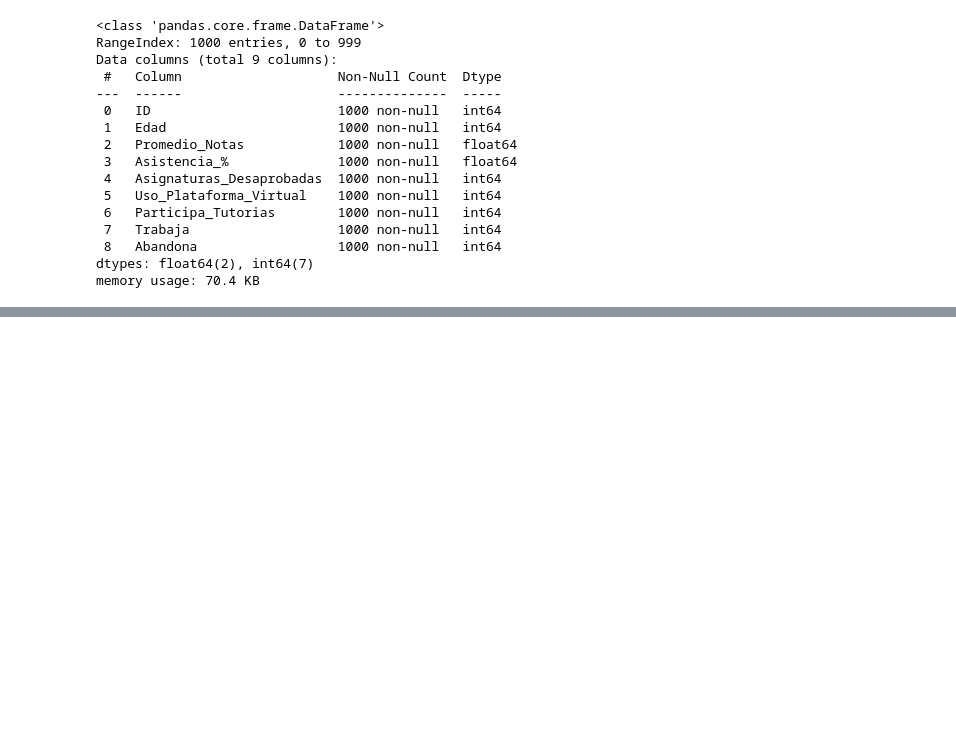
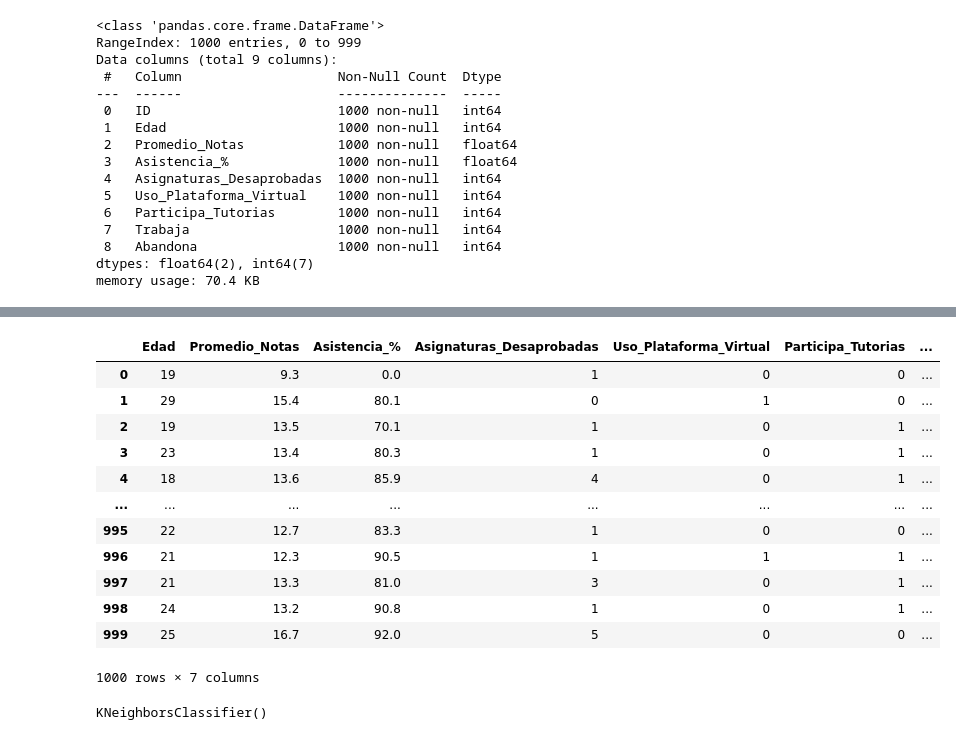
Before and after one commit to jesushedd/python-ml-senati, a Jupyter notebook: semana3/escolar/eda1.ipynb, the cells around one changed output, grey strips where cells are left out. Drawn from its saved outputs; the diff is of its cells as text; code cells hidden in the pictures; blank space fills up the shorter version.

Commit message:
Analisi inicial y entrenamiento inicial

```diff
--- a/semana3/escolar/eda1.ipynb
+++ b/semana3/escolar/eda1.ipynb
@@ -95,0 +53,2 @@ sns.scatterplot(x=estudiantes_df.index, y='Asistencia_%', data=estudiantes_df)
+# %%
+estudiantes_df.loc[ estudiantes_df['Asistencia_%'] > 100,'Asistencia_%'] = 0
@@ -95,0 +67,18 @@ sns.scatterplot(x=estudiantes_df.index, y='Asistencia_%', data=estudiantes_df)
+# %%
+variables_prediccion = ['Edad', 'Promedio_Notas', 'Asistencia_%', 'Asignaturas_Desaprobadas', 'Uso_Plataforma_Virtual', 'Participa_Tutorias', 'Trabaja']
+datos_modelado = estudiantes_df[variables_prediccion]
+datos_modelado
+# %% [output]
+|  | Edad | Promedio_Notas | Asistencia_% | Asignaturas_Desaprobadas | Uso_Plataforma_Virtual | Participa_Tutorias | ... |
+| 0 | 19 | 9.3 | 0.0 | 1 | 0 | 0 | ... |
+| 1 | 29 | 15.4 | 80.1 | 0 | 1 | 0 | ... |
+| 2 | 19 | 13.5 | 70.1 | 1 | 0 | 1 | ... |
+| 3 | 23 | 13.4 | 80.3 | 1 | 0 | 1 | ... |
+| 4 | 18 | 13.6 | 85.9 | 4 | 0 | 1 | ... |
+| ... | ... | ... | ... | ... | ... | ... | ... |
+| 995 | 22 | 12.7 | 83.3 | 1 | 0 | 0 | ... |
+| 996 | 21 | 12.3 | 90.5 | 1 | 1 | 1 | ... |
+| 997 | 21 | 13.3 | 81.0 | 3 | 0 | 1 | ... |
+| 998 | 24 | 13.2 | 90.8 | 1 | 0 | 1 | ... |
+| 999 | 25 | 16.7 | 92.0 | 5 | 0 | 0 | ... |
+1000 rows × 7 columns
@@ -95,0 +92,4 @@ sns.scatterplot(x=estudiantes_df.index, y='Asistencia_%', data=estudiantes_df)
+# %%
+clasificador.fit(parametros_entrenamiento,etiquetas_entrenamiento)
+# %% [output]
+KNeighborsClassifier()
```
Also changed, not shown: parts of 17 cells of this notebook.
